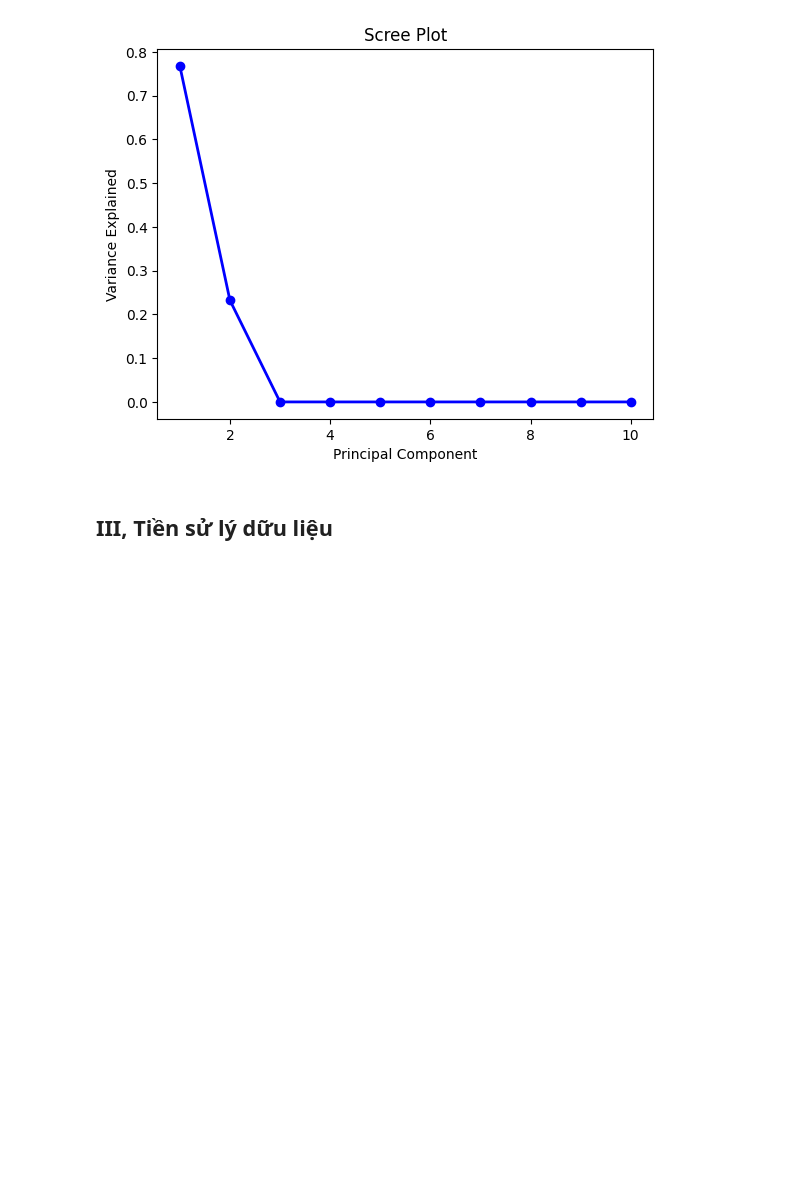
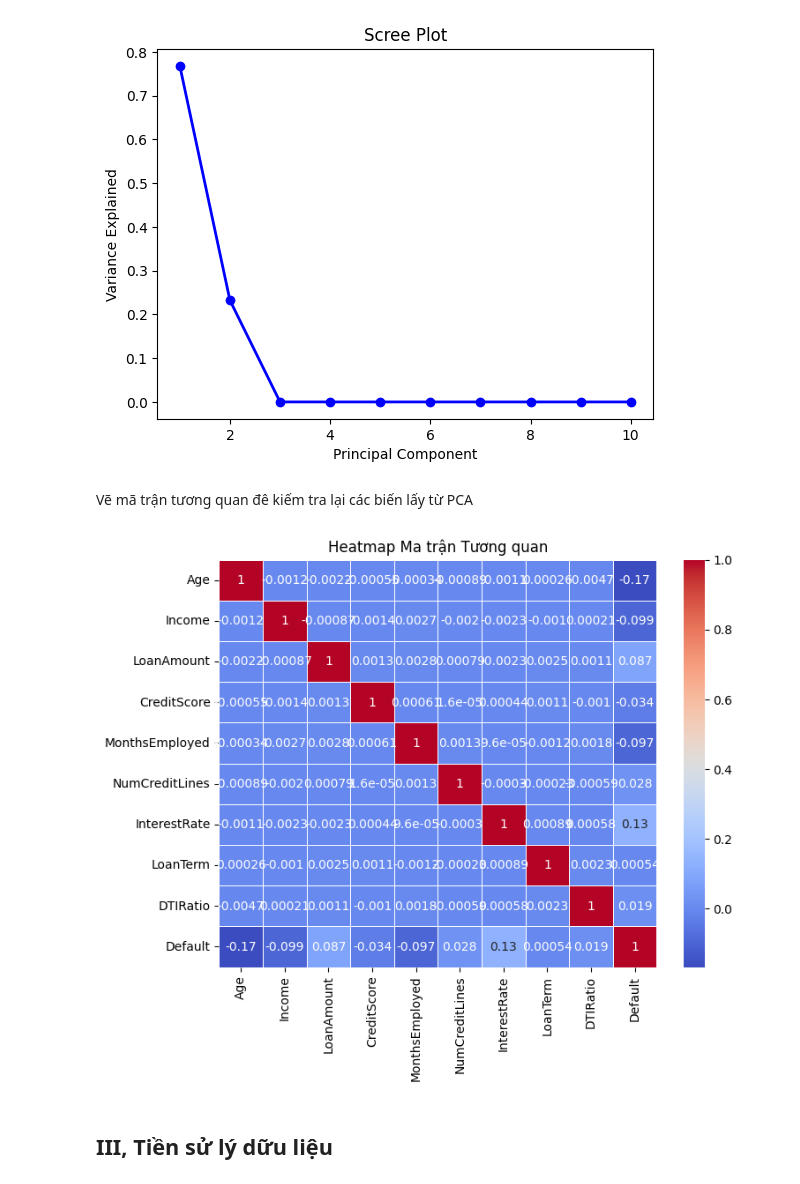
Before and after one commit to AzenKain/Loan-Predict-Group-4, a Jupyter notebook: analytic/main.ipynb, the cells around one changed output. Drawn from its saved outputs; the diff is of its cells as text; code cells hidden in the pictures; blank space fills up the shorter version.

```diff
--- a/analytic/main.ipynb
+++ b/analytic/main.ipynb
@@ -159,5 +159,19 @@ plt.ylabel('Variance Explained')
 plt.show()
 # %% [output]
 [figure]
+# %% [markdown]
+Vẽ mã trận tương quan đê kiếm tra lại các biến lấy từ PCA
+# %%
+numeric_df = df.select_dtypes(include=['number'])
+cleaned_df = numeric_df.dropna(axis=0)
+
+corr_matrix = cleaned_df.corr()
+
+plt.figure(figsize=(8, 6))
+sns.heatmap(corr_matrix, annot=True, cmap="coolwarm", linewidths=0.5)
+plt.title("Heatmap Ma trận Tương quan")
+plt.show()
+# %% [output]
+[figure, added]
 # %% [markdown]
 ## III, Tiền sử lý dữu liệu
```
Also changed, not shown: parts of 15 cells of this notebook, 1 other file.
